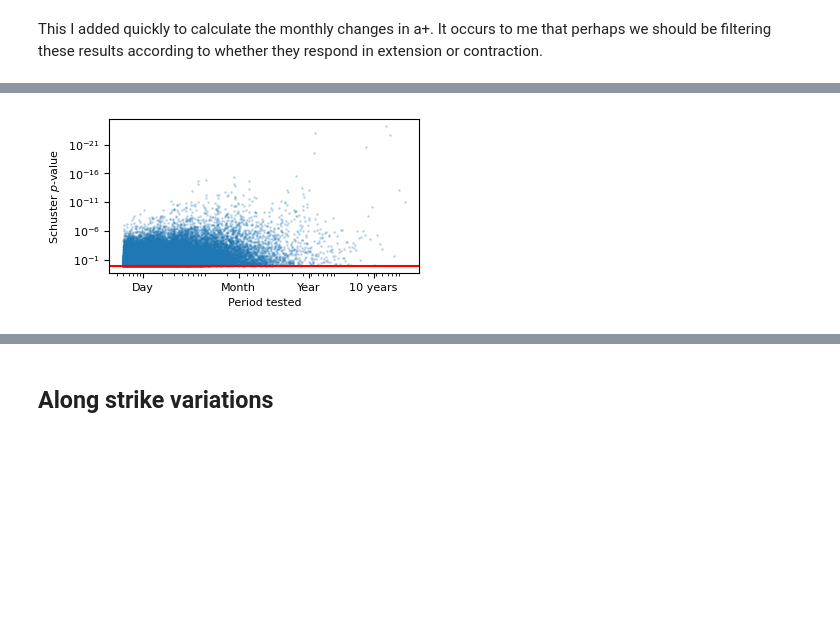
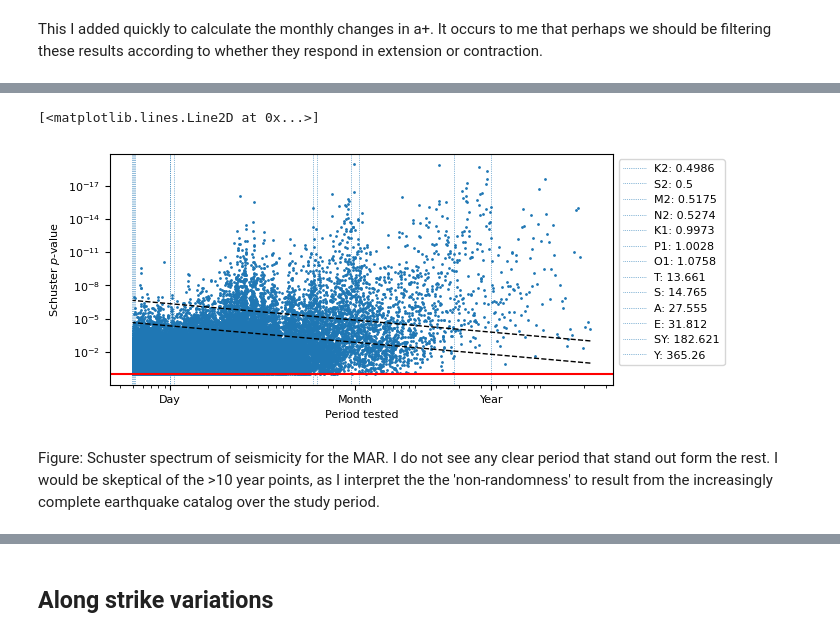
Before and after one commit to keliankaz/GrGIA_seismicity, a Jupyter notebook: gr_gia_seismic_NORTH_ATLANTIC.ipynb, the cells around one changed output, grey strips where cells are left out. Cells and saved outputs as stored; diff of their text form; code cells hidden in the pictures; blank space fills up the shorter version.

```diff
--- a/gr_gia_seismic_NORTH_ATLANTIC.ipynb
+++ b/gr_gia_seismic_NORTH_ATLANTIC.ipynb
@@ -150,4 +154,5 @@ region_metadata = {
 # %%
+
 # plate boundary data:
 MAR = MidAtlanticRidge(
     **plate_boundary_metadata,
@@ -158,5 +163,8 @@ MAR = MidAtlanticRidge(
 earthquakes = MAR.get_earthquake_catalog(**earthquake_catalog_metadata["ISC"])
 earthquakes.mag_completeness = earthquake_catalog_metadata["mag_completeness"]
 
+gcmt_earthquakes = GCMTcatalog(earthquake_catalog_metadata["gCMT"]["filename"])
+gcmt_earthquakes =  MAR.get_earthquake_catalog(gcmt_earthquakes)
+
 # GIA data:
 gia = GIA(**GrGIA_strain_metadata)
@@ -212,21 +245,28 @@ for i in np.arange(strain_at_plate_boundary_grid.shape[0] - 1):
         normal_strain_row.append(
             gia.get_normal_strain(
                 epsilon=strain_at_plate_boundary_grid[i, j, :, :],
-                p1=np.array(
-                    [[MAR.merged_geometry_meters.xy[1][i], MAR.merged_geometry_meters.xy[0][i]]]
-                ).T,
-                p2=np.array(
-                    [
-                        [
-                            MAR.merged_geometry_meters.xy[1][i + 1],
-                            MAR.merged_geometry_meters.xy[0][i + 1],
-                        ]
-                    ]
-                ).T,
+                p1=np.array([[MAR.merged_geometry_meters.xy[1][i],    MAR.merged_geometry_meters.xy[0][i]    ]]).T,
+                p2=np.array([[MAR.merged_geometry_meters.xy[1][i + 1],MAR.merged_geometry_meters.xy[0][i + 1]]]).T,
             ).squeeze()
         )
     normal_strain_grid.append(normal_strain_row)
 normal_strain_grid = np.array(normal_strain_grid)
+
+
+
+earthquakes.catalog["gia_normal_strain"] = np.concatenate([
+    gia.get_normal_strain(
+        epsilon=event.gia_strain_tensor,
+        p1=np.array([[MAR.merged_geometry_meters.xy[1][event.plate_boundary_segment[0]], MAR.merged_geometry_meters.xy[0][event.plate_boundary_segment[0]]]]).T,
+        p2=np.array([[MAR.merged_geometry_meters.xy[1][event.plate_boundary_segment[1]], MAR.merged_geometry_meters.xy[0][event.plate_boundary_segment[1]]]]).T,
+    )[0]
+    for _, event in earthquakes.catalog.iterrows()
+])
+
+earthquakes.catalog['gia_net_normal_strain'] = [
+    np.mean(normal_strain_grid, axis=1)[np.min(segment)]
+    for segment in earthquakes.catalog.plate_boundary_segment
+]
 # %%
 ax = MAR.plot()
 ax.scatter(
@@ -332,11 +378,18 @@ plt.tight_layout()
 # %%
-stat = Schuster(earthquakes.catalog.time.values[earthquakes.catalog.mag.values>4.2])
-fig, ax = plt.subplots(figsize=(4,2))
+stat = Schuster(earthquakes.slice_by('gia_net_normal_strain',0.2,100).catalog.time.values)
+fig, ax = plt.subplots(figsize=(6.5,3))
 dt = 0.5
-ax = stat.spectrum(periods=1/np.arange(2/stat.duration, 1/dt,  dt/stat.duration), ax=ax)
+periods = 1/np.arange(10/stat.duration, 1/dt,  dt/stat.duration)
+ax = stat.spectrum(periods=periods, ax=ax, include_tides=True)
 ax.set(
     xticks = [1,30,365,365*10],
     xticklabels= ["Day", "Month", "Year", "10 years"],
-);
+)
+
+ax.plot(periods, periods/stat.duration, '--k',lw=1)
+ax.plot(periods, 0.01*periods/stat.duration, '--k',lw=1)
 # %% [output]
+[<matplotlib.lines.Line2D at 0x...>]
-[figure, old version]
+[figure, new version]
+# %% [markdown]
+Figure: Schuster spectrum of seismicity for the MAR. I do not see any clear period that stand out form the rest. I would be skeptical of the >10 year points, as I interpret the the 'non-randomness' to result from the increasingly complete earthquake catalog over the study period.
```
Also changed, not shown: parts of 25 cells of this notebook.
